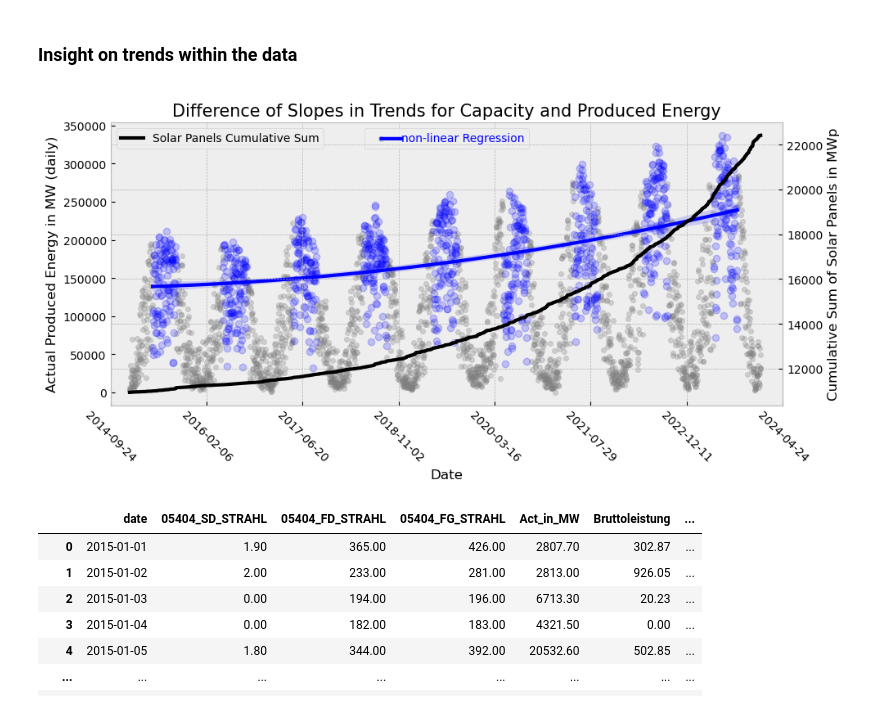
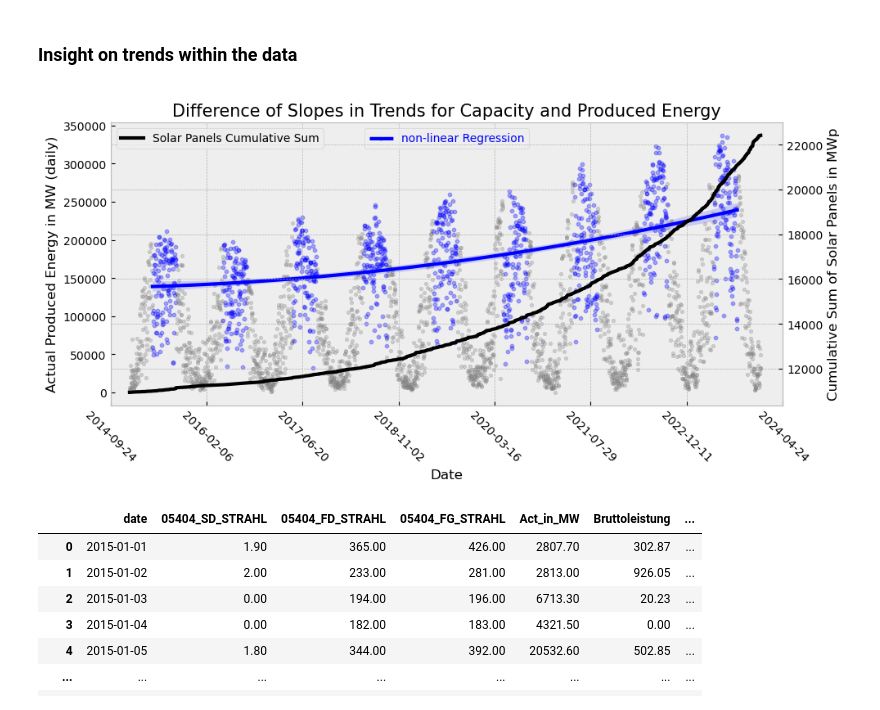
Before and after one commit to raminsdp/Energy_Production_data_repo, a Jupyter notebook: Jupyter_Notebooks/solar_energy_EDA.ipynb, the cells around one changed output. Saved outputs shown, nothing was run; the diff lists cells and outputs as text; code cells hidden in the pictures.

```diff
--- a/Jupyter_Notebooks/solar_energy_EDA.ipynb
+++ b/Jupyter_Notebooks/solar_energy_EDA.ipynb
@@ -287,35 +305,37 @@ df.plot(x='date',y='Bruttoleistung_kumulativ',figsize=(10,5))
 # %% [markdown]
 ### Insight on trends within the data
 # %%
+
 summer = (df['date'].dt.month <= 8) & (df['date'].dt.month >= 5)
 df.loc[:,'Bruttoleistung_kumulativ'] = df.loc[:,'Bruttoleistung_kumulativ']/1000
 fig, ax1 = plt.subplots(figsize=(10,5))
+
 df.loc[:,'date']=df.loc[:,'date'].map(pd.Timestamp.toordinal) #converting date from timestamp to ordinal
 df_s = df.loc[summer,:]
-df.loc[~summer,:].plot.scatter(x='date',y='Act_in_MW',ax=ax1,alpha=0.3,fontsize=10,color='grey',label='non-linear Regression')
+df.loc[~summer,:].plot.scatter(x='date',y='Act_in_MW',ax=ax1,alpha=0.3,fontsize=10,color='grey',label='non-linear Regression',s=10)
 ax1.grid(visible=None, which='major', axis='y')
-sns.regplot(data=df_s, x='date', y='Act_in_MW',ax=ax1, color='blue',order=2, scatter_kws={'alpha': 0.2})
+sns.regplot(data=df_s, x='date', y='Act_in_MW',ax=ax1, color='blue',order=2, scatter_kws={'alpha': 0.3,'s':10})
 ax1.legend(loc=9,labelcolor='blue')
 plt.ylabel("Actual Produced Energy in MW (daily)",fontsize=12)
 plt.xlabel("Date",fontsize=12)
 ax1.set_xlim(df.iloc[0,0], df.iloc[-1,0])
 ax2 = ax1.twinx()
 plt.title('Difference of Slopes in Trends for Capacity and Produced Energy',fontsize=15)
 df.plot(x='date',y='Bruttoleistung_kumulativ',ax=ax2,color='black',label='Solar Panels Cumulative Sum',fontsize=10,lw=3)
 ax2.ticklabel_format(useOffset=False, style='plain')
 xticks = ax1.get_xticks()
 labels = [pd.Timestamp.fromordinal(int(label)).date() for label in xticks]
 ax1.set_xticks(xticks)
 ax1.xaxis.set_tick_params(labelrotation=-45)
 ax1.set_xticklabels(labels,fontsize=10)
 plt.ylabel("Cumulative Sum of Solar Panels in MWp",fontsize=12)
 df.loc[:,'date']=df.loc[:,'date'].map(pd.Timestamp.fromordinal) #converting date back to timestamp from ordinal
 df.loc[:,'Bruttoleistung_kumulativ'] = df.loc[:,'Bruttoleistung_kumulativ']*1000
-ax2.annotate(xy=(736750, 22700), text='_',fontsize=40,color='blue',xytext=(736900, 22700))
+ax2.annotate(xy=(736750, 22700), text='_',fontsize=40,color='blue',xytext=(736850, 22700))
 fig.tight_layout()
 plt.show()
 # %% [output]
-[figure, old version]
+[figure, new version]
 # %%
 # example overview of columns
 df.loc[:,['date','05404_SD_STRAHL', '05404_FD_STRAHL', '05404_FG_STRAHL', 'Act_in_MW','Bruttoleistung','Bruttoleistung_kumulativ']]
```
Also changed, not shown: parts of 8 cells of this notebook, 3 other files.
